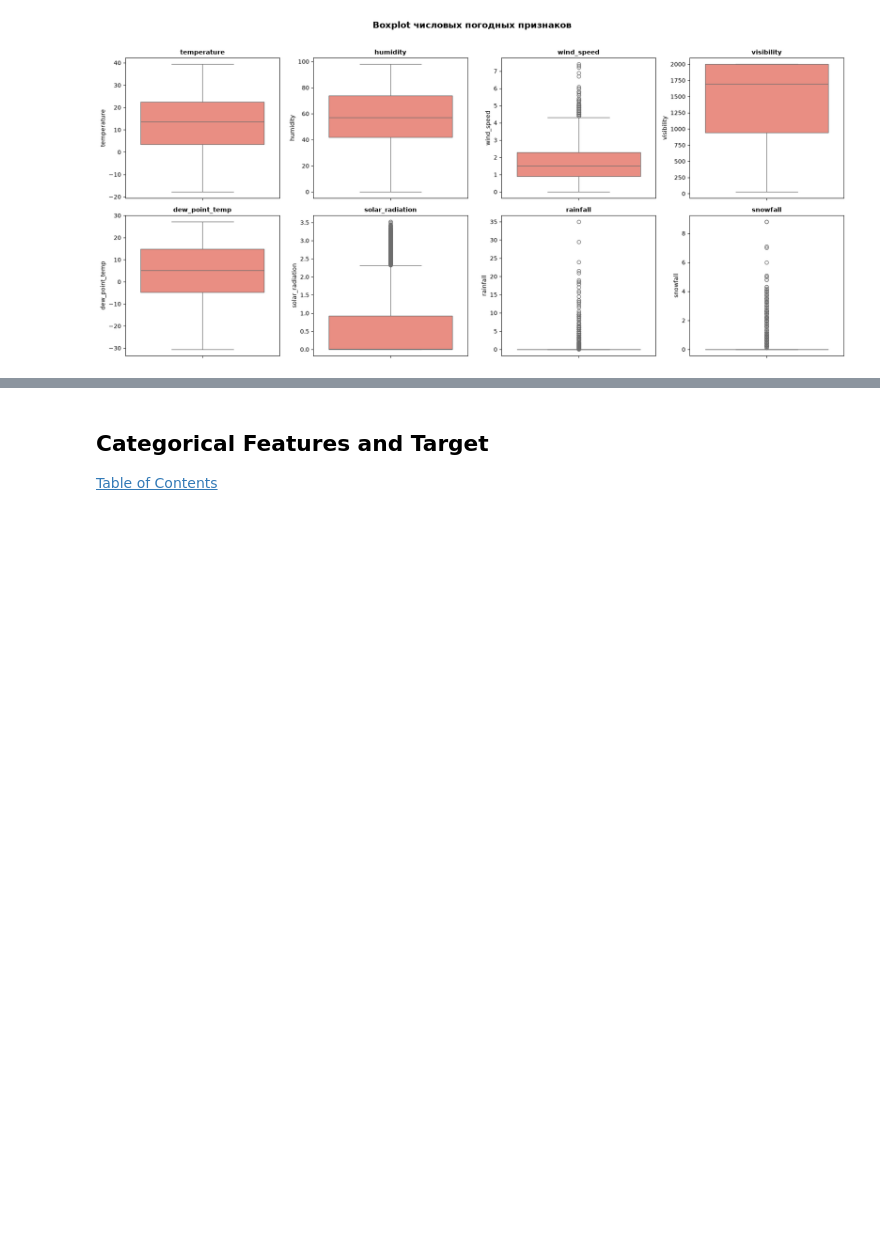
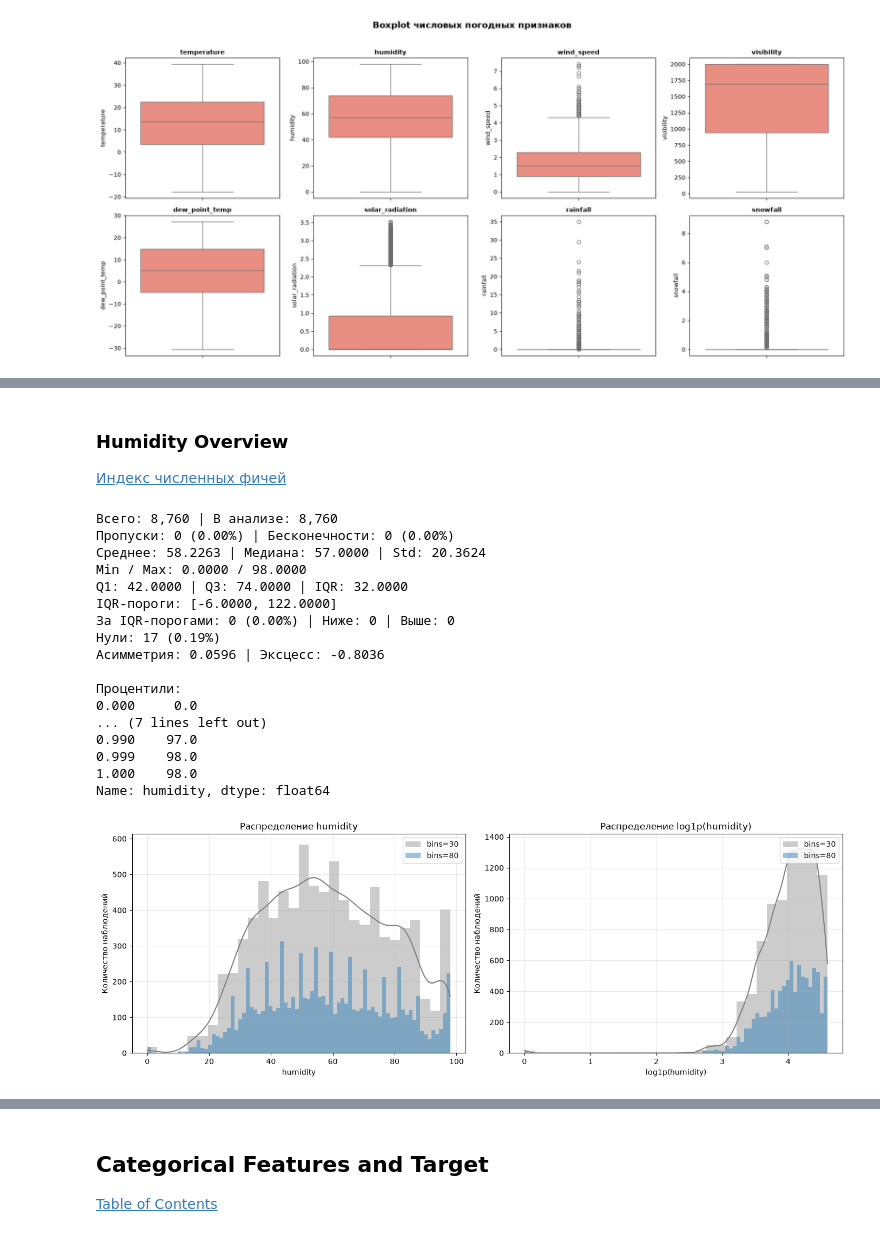
Before and after one commit to Vatman30000/Project_Practicum_team_13, a Jupyter notebook: notebooks/eda.ipynb, the cells around one changed output, grey strips where cells are left out. Cells and saved outputs as stored; diff of their text form; code cells hidden in the pictures; blank space fills up the shorter version.

```diff
--- a/notebooks/eda.ipynb
+++ b/notebooks/eda.ipynb
@@ -365,0 +345,32 @@ NUMERICAL WEATHER FEATURES — SUMMARY & OUTLIERS (IQR rule)
+# %% [markdown]
+### Humidity Overview
+[Индекс численных фичей](#Numerical-Features-Index)
+# %%
+analyze_distribution(df["humidity"])
+
+_ = plot_distribution_pair(
+    df["humidity"],
+    feature_name="humidity",
+    clip_quantiles=None,
+    bins=(30, 80),
+    kde=True,
+)
+# %% [output]
+Всего: 8,760 | В анализе: 8,760
+Пропуски: 0 (0.00%) | Бесконечности: 0 (0.00%)
+Среднее: 58.2263 | Медиана: 57.0000 | Std: 20.3624
+Min / Max: 0.0000 / 98.0000
+Q1: 42.0000 | Q3: 74.0000 | IQR: 32.0000
+IQR-пороги: [-6.0000, 122.0000]
+За IQR-порогами: 0 (0.00%) | Ниже: 0 | Выше: 0
+Нули: 17 (0.19%)
+Асимметрия: 0.0596 | Эксцесс: -0.8036
+
+Процентили:
+0.000     0.0
+... (7 lines left out)
+0.990    97.0
+0.999    98.0
+1.000    98.0
+Name: humidity, dtype: float64
+[figure, added]
```
Also changed, not shown: parts of 31 cells of this notebook, 3 other files.
